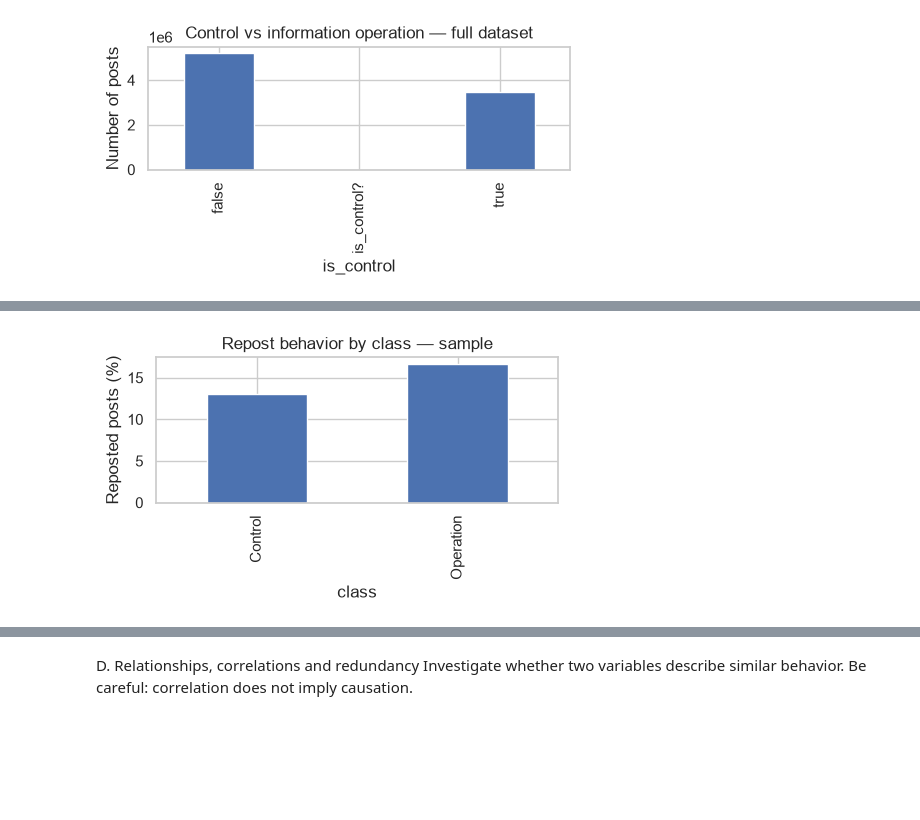
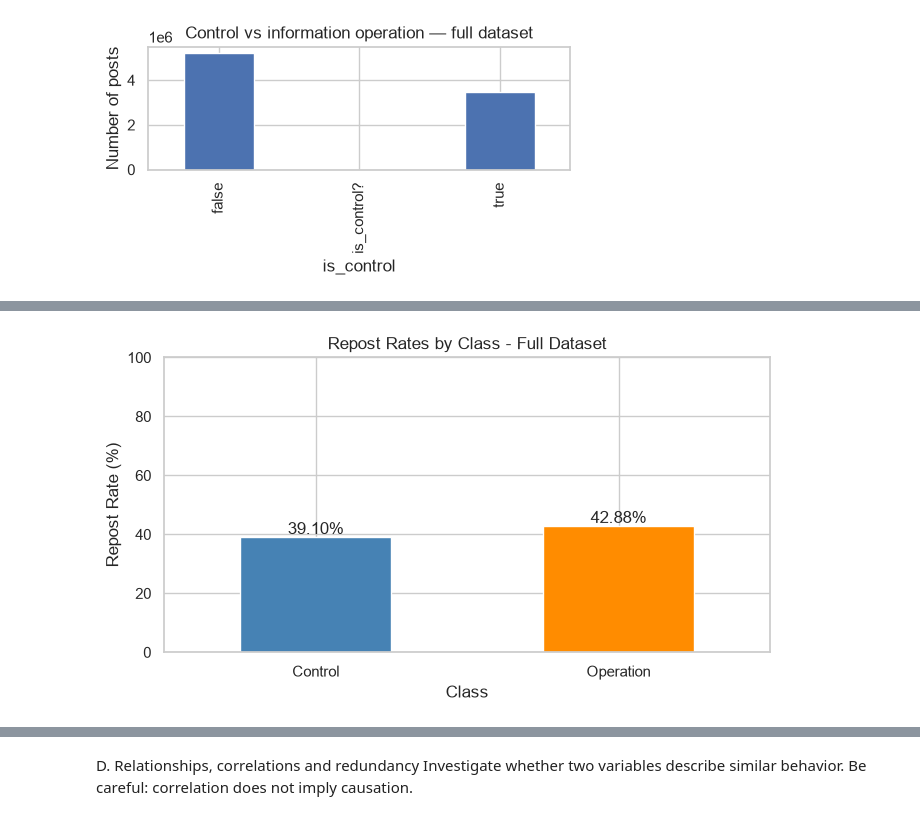
Before and after one commit to OsamaAawad/Data-Mining-Project-, a Jupyter notebook: notebooks/01_dataUnderstanding.ipynb, the cells around one changed output, grey strips where cells are left out. Saved outputs shown, nothing was run; the diff lists cells and outputs as text; code cells hidden in the pictures; blank space fills up the shorter version.

```diff
--- a/notebooks/01_dataUnderstanding.ipynb
+++ b/notebooks/01_dataUnderstanding.ipynb
@@ -390,9 +1014,29 @@ A bar chart makes class differences easier to interpret.
 # %%
-(100 * repost_rates).plot.bar(figsize=(5, 3))
-plt.ylabel("Reposted posts (%)")
-plt.title("Repost behavior by class — sample")
+
+# C10 - Repost Rates Visualization (Full Dataset)
+
+ax = repost_stats["repost_rate (%)"].plot.bar(
+    figsize=(7, 4),
+    color=["steelblue", "darkorange"],
+    rot=0
+)
+
+plt.title("Repost Rates by Class - Full Dataset")
+plt.xlabel("Class")
+plt.ylabel("Repost Rate (%)")
+plt.ylim(0, 100)
+
+# Add percentage labels
+for i, value in enumerate(repost_stats["repost_rate (%)"]):
+    ax.text(
+        i,
+        value + 1,
+        f"{value:.2f}%",
+        ha="center"
+    )
+
 plt.tight_layout()
 plt.show()
 # %% [output]
-[figure, old version]
+[figure, new version]
 # %% [markdown]
```
Also changed, not shown: parts of 42 cells of this notebook, 3 other files.
